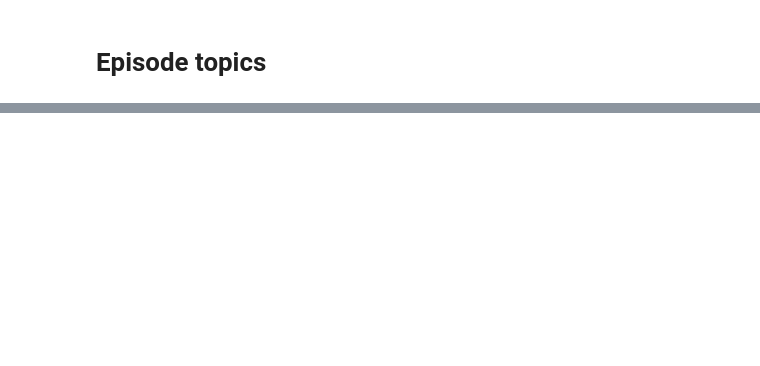
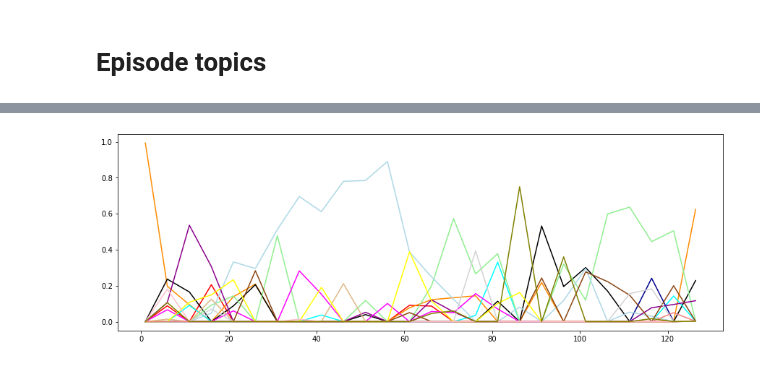
Before and after one commit to jpizzollo/NLP_Podcast, a Jupyter notebook: Topics_5min_Docs.ipynb, the cells around one changed output, grey strips where cells are left out. Cells and saved outputs as stored; diff of their text form; code cells hidden in the pictures; blank space fills up the shorter version.

```diff
--- a/Topics_5min_Docs.ipynb
+++ b/Topics_5min_Docs.ipynb
@@ -354,0 +327,10 @@ for i in range(3,18):
+# %%
+episode = 'xXXIACCJ2io'
+
+plt.figure(figsize=[15,5])
+for i in range(2,18):
+    x = doc_topic_df[doc_topic_df['episode']==episode].time
+    y = doc_topic_df[doc_topic_df['episode']==episode].iloc[:,i]
+    plt.plot(x,y, color = colors[i-2])
+# %% [output]
+[figure, added]
```
Also changed, not shown: parts of 30 cells of this notebook.
